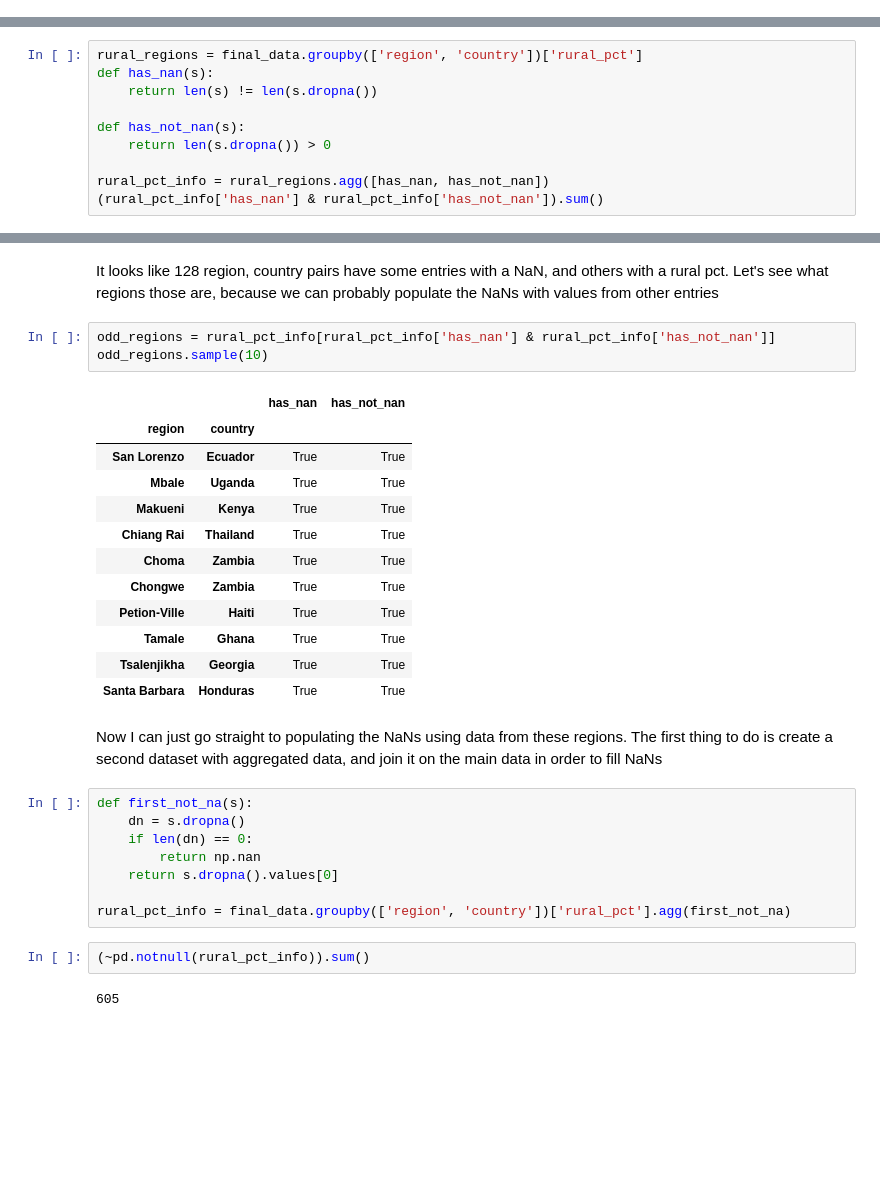
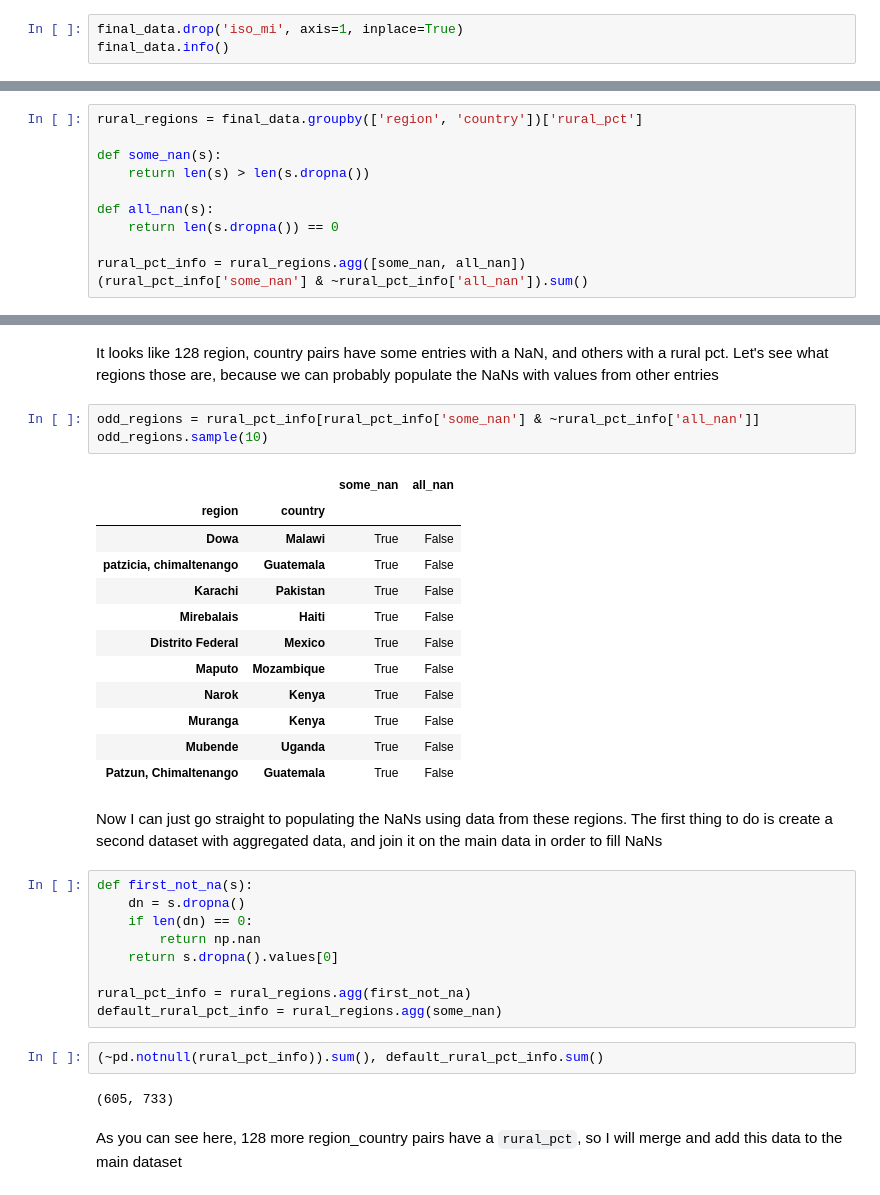
Before and after one commit to JCRaymond/ITCS_4156_FInal, a Jupyter notebook: Data Prep.ipynb, the cells around one changed output, grey strips where cells are left out. Cells and saved outputs as stored; diff of their text form; blank space fills up the shorter version.

```diff
--- a/Data Prep.ipynb
+++ b/Data Prep.ipynb
@@ -1059,0 +1069,3 @@ memory usage: 199.4+ MB
+# %%
+final_data.drop('iso_mi', axis=1, inplace=True)
+final_data.info()
@@ -1560,34 +1590,35 @@ final_data[final_data['rural_pct'] == 0].sample(10)
 Using good old fashioned Google to look up some of these regions, it seems that they specify a city, so it makes sense that regions which encompass an entire urban area would have no Rural population. Interesting to know when considering how to fill in NaNs. Now let's see how many of the regions have both missing and filled values for the `rural_pct`
 # %%
 rural_regions = final_data.groupby(['region', 'country'])['rural_pct']
-def has_nan(s):
-    return len(s) != len(s.dropna())
 
-def has_not_nan(s):
-    return len(s.dropna()) > 0
+def some_nan(s):
+    return len(s) > len(s.dropna())
 
-rural_pct_info = rural_regions.agg([has_nan, has_not_nan])
-(rural_pct_info['has_nan'] & rural_pct_info['has_not_nan']).sum()
+def all_nan(s):
+    return len(s.dropna()) == 0
+
+rural_pct_info = rural_regions.agg([some_nan, all_nan])
+(rural_pct_info['some_nan'] & ~rural_pct_info['all_nan']).sum()
 # %% [output]
 128
 # %% [markdown]
 It looks like 128 region, country pairs have some entries with a NaN, and others with a rural pct. Let's see what regions those are, because we can probably populate the NaNs with values from other entries
 # %%
-odd_regions = rural_pct_info[rural_pct_info['has_nan'] & rural_pct_info['has_not_nan']]
+odd_regions = rural_pct_info[rural_pct_info['some_nan'] & ~rural_pct_info['all_nan']]
 odd_regions.sample(10)
 # %% [output]
-|  |  | has_nan | has_not_nan |
+|  |  | some_nan | all_nan |
 | region | country |  |  |
-| San Lorenzo | Ecuador | True | True |
-| Mbale | Uganda | True | True |
-| Makueni | Kenya | True | True |
-| Chiang Rai | Thailand | True | True |
-| Choma | Zambia | True | True |
-| Chongwe | Zambia | True | True |
-| Petion-Ville | Haiti | True | True |
-| Tamale | Ghana | True | True |
-| Tsalenjikha | Georgia | True | True |
-| Santa Barbara | Honduras | True | True |
+| Dowa | Malawi | True | False |
+| patzicia, chimaltenango | Guatemala | True | False |
+| Karachi | Pakistan | True | False |
+| Mirebalais | Haiti | True | False |
+| Distrito Federal | Mexico | True | False |
+| Maputo | Mozambique | True | False |
+| Narok | Kenya | True | False |
+| Muranga | Kenya | True | False |
+| Mubende | Uganda | True | False |
+| Patzun, Chimaltenango | Guatemala | True | False |
 # %% [markdown]
 Now I can just go straight to populating the NaNs using data from these regions. The first thing to do is create a second dataset with aggregated data, and join it on the main data in order to fill NaNs
 # %%
@@ -1597,8 +1628,11 @@ def first_not_na(s):
         return np.nan
     return s.dropna().values[0]
 
-rural_pct_info = final_data.groupby(['region', 'country'])['rural_pct'].agg(first_not_na)
+rural_pct_info = rural_regions.agg(first_not_na)
+default_rural_pct_info = rural_regions.agg(some_nan)
 # %%
-(~pd.notnull(rural_pct_info)).sum()
+(~pd.notnull(rural_pct_info)).sum(), default_rural_pct_info.sum()
 # %% [output]
-605
+(605, 733)
+# %% [markdown]
+As you can see here, 128 more region_country pairs have a `rural_pct`, so I will merge and add this data to the main dataset
```
Also changed, not shown: parts of 30 cells of this notebook.
